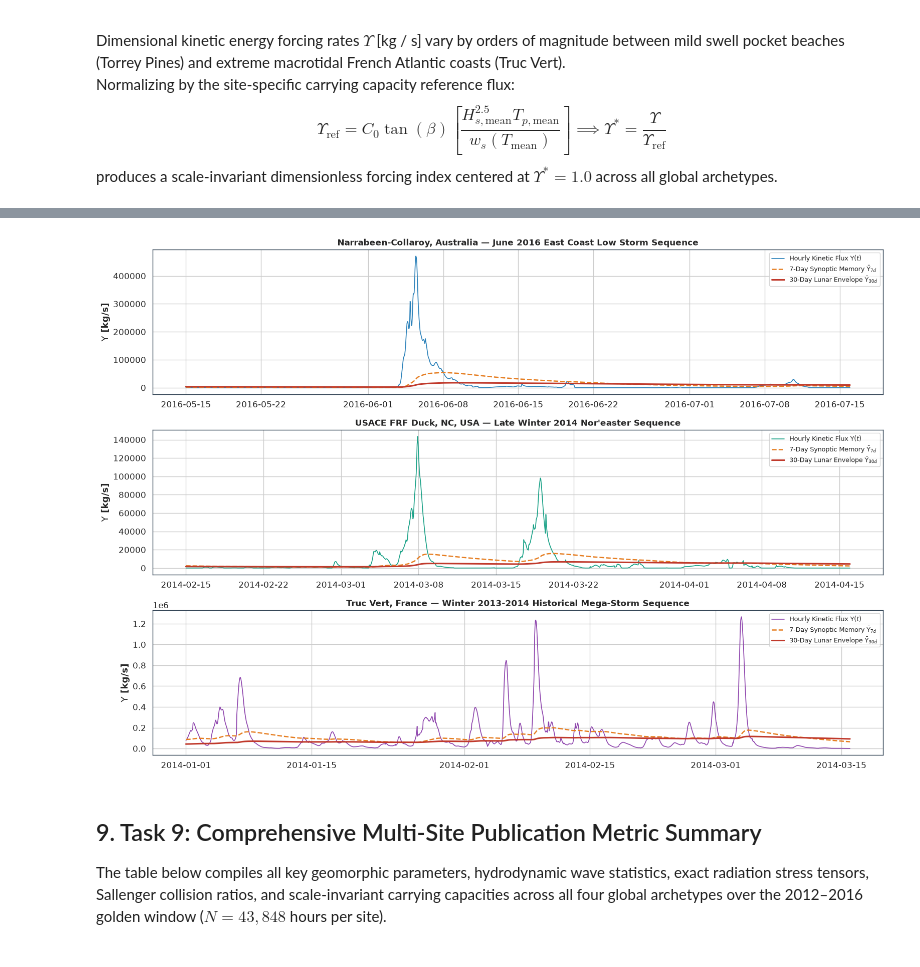
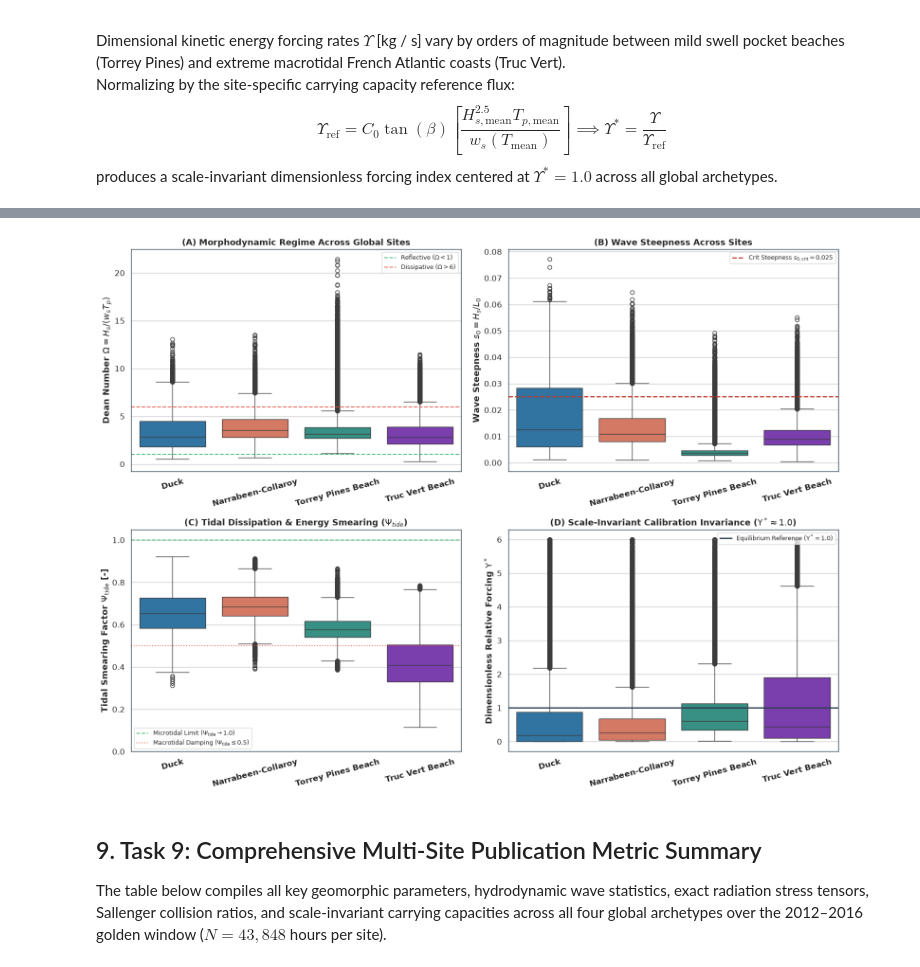
Before and after one commit to sam-tritto/unified-coastal-erosion-index, a Jupyter notebook: 01_Unified_Feature_Engineering.ipynb, the cells around one changed output, grey strips where cells are left out. Cells and saved outputs as stored; diff of their text form; code cells hidden in the pictures.

Commit message:
feat: add 4-panel morphodynamics regime visualization script and update coastal site documentation

```diff
--- a/01_Unified_Feature_Engineering.ipynb
+++ b/01_Unified_Feature_Engineering.ipynb
@@ -379,41 +326,64 @@ plt.show()
 # %%
-# High-Resolution Time Series Case Study: Multi-Scale Antecedent Memory During Extreme Storm Epochs
-fig, axes = plt.subplots(3, 1, figsize=(16, 11), sharex=False)
+fig, axes = plt.subplots(2, 2, figsize=(16, 12))
 
-# 1. Narrabeen: June 2016 East Coast Low (Extreme embayment rotation and scarping)
-df_nar = site_datasets["narrabeen_aus"]
-ecl_slice = df_nar.loc["2016-05-15":"2016-07-15"]
-axes[0].plot(ecl_slice.index, ecl_slice["upsilon"], label="Hourly Kinetic Flux $\\Upsilon(t)$", color="#2980b9", lw=1.2)
-axes[0].plot(ecl_slice.index, ecl_slice["upsilon_decay_7d"], label="7-Day Synoptic Memory $\\bar{\\Upsilon}_{7d}$", color="#e67e22", lw=1.8, linestyle="--")
-axes[0].plot(ecl_slice.index, ecl_slice["upsilon_decay_30d"], label="30-Day Lunar Envelope $\\bar{\\Upsilon}_{30d}$", color="#c0392b", lw=2.2)
-axes[0].set_ylabel("$\\Upsilon$ [kg/s]", fontweight="bold")
-axes[0].set_title("Narrabeen-Collaroy, Australia — June 2016 East Coast Low Storm Sequence", fontweight="bold", fontsize=12)
-axes[0].legend(loc="upper right", fontsize=9)
+site_labels = [COASTAL_SITE_PROFILES[s]["name"].split(",")[0] for s in sites]
 
-# 2. Duck, NC: March 2014 Nor'easter Storm
-df_duck = site_datasets["duck_nc"]
-duck_slice = df_duck.loc["2014-02-15":"2014-04-15"]
-axes[1].plot(duck_slice.index, duck_slice["upsilon"], label="Hourly Kinetic Flux $\\Upsilon(t)$", color="#16a085", lw=1.2)
-axes[1].plot(duck_slice.index, duck_slice["upsilon_decay_7d"], label="7-Day Synoptic Memory $\\bar{\\Upsilon}_{7d}$", color="#e67e22", lw=1.8, linestyle="--")
-axes[1].plot(duck_slice.index, duck_slice["upsilon_decay_30d"], label="30-Day Lunar Envelope $\\bar{\\Upsilon}_{30d}$", color="#c0392b", lw=2.2)
-axes[1].set_ylabel("$\\Upsilon$ [kg/s]", fontweight="bold")
-axes[1].set_title("USACE FRF Duck, NC, USA — Late Winter 2014 Nor'easter Sequence", fontweight="bold", fontsize=12)
-axes[1].legend(loc="upper right", fontsize=9)
+# Harmonious, domain-aligned site color palette (consistent across all subplots)
+site_palette = {
+    'duck_nc': '#1f77b4',          # Atlantic Ocean Blue (Barrier Island)
+    'narrabeen_aus': '#e76f51',     # Warm Coral / Terracotta (Embayed Beach)
+    'torrey_pines_ca': '#2a9d8f',   # California Coastal Teal (Pocket Beach)
+    'truc_vert_france': '#7b2cbf',  # French Atlantic Amethyst (Macrotidal)
+}
+site_colors = [site_palette[s] for s in sites]
 
-# 3. Truc Vert: Early 2014 Monster Atlantic Winter Storms (Hercules, Christine, Nadja)
-df_tv = site_datasets["truc_vert_france"]
-tv_slice = df_tv.loc["2014-01-01":"2014-03-15"]
-axes[2].plot(tv_slice.index, tv_slice["upsilon"], label="Hourly Kinetic Flux $\\Upsilon(t)$", color="#8e44ad", lw=1.2)
-axes[2].plot(tv_slice.index, tv_slice["upsilon_decay_7d"], label="7-Day Synoptic Memory $\\bar{\\Upsilon}_{7d}$", color="#e67e22", lw=1.8, linestyle="--")
-axes[2].plot(tv_slice.index, tv_slice["upsilon_decay_30d"], label="30-Day Lunar Envelope $\\bar{\\Upsilon}_{30d}$", color="#c0392b", lw=2.2)
-axes[2].set_ylabel("$\\Upsilon$ [kg/s]", fontweight="bold")
-axes[2].set_title("Truc Vert, France — Winter 2013-2014 Historical Mega-Storm Sequence", fontweight="bold", fontsize=12)
-axes[2].legend(loc="upper right", fontsize=9)
+# Panel A: Morphodynamic Regime Parameterization (Dean Number Omega)
+dean_data = [site_datasets[s]["dean_number"].values for s in sites]
+sns.boxplot(data=dean_data, ax=axes[0, 0], palette=site_colors)
+axes[0, 0].set_xticks(range(len(site_labels)))
+axes[0, 0].set_xticklabels(site_labels, rotation=15, fontweight="bold")
+axes[0, 0].set_ylabel(r"Dean Number $\Omega = H_s / (w_s T_p)$", fontweight="bold")
+axes[0, 0].set_title("(A) Morphodynamic Regime Across Global Sites", fontweight="bold", fontsize=13)
+axes[0, 0].axhline(1.0, color="#27ae60", linestyle="--", alpha=0.8, linewidth=1.5, label=r"Reflective ($\Omega < 1$)")
+axes[0, 0].axhline(6.0, color="#e74c3c", linestyle="--", alpha=0.8, linewidth=1.5, label=r"Dissipative ($\Omega > 6$)")
+axes[0, 0].legend(loc="upper right", fontsize=9, frameon=True)
+
+# Panel B: Deep-Water Wave Steepness Distribution (s0)
+s0_data = [site_datasets[s]["wave_steepness_s0"].values for s in sites]
+sns.boxplot(data=s0_data, ax=axes[0, 1], palette=site_colors)
+axes[0, 1].set_xticks(range(len(site_labels)))
+axes[0, 1].set_xticklabels(site_labels, rotation=15, fontweight="bold")
+axes[0, 1].set_ylabel(r"Wave Steepness $s_0 = H_s / L_0$", fontweight="bold")
+axes[0, 1].set_title("(B) Wave Steepness Across Sites", fontweight="bold", fontsize=13)
+axes[0, 1].axhline(0.025, color="#c0392b", linestyle="--", linewidth=1.8, label=r"Crit Steepness $s_{0,\mathrm{crit}} = 0.025$")
+axes[0, 1].legend(loc="upper right", fontsize=9, frameon=True)
+
+# Panel C: Tidal Dissipation & Energy Smearing Factor (Psi_tide)
+psi_tide_data = [site_datasets[s]["psi_tide"].values for s in sites]
+sns.boxplot(data=psi_tide_data, ax=axes[1, 0], palette=site_colors)
+axes[1, 0].set_xticks(range(len(site_labels)))
+axes[1, 0].set_xticklabels(site_labels, rotation=15, fontweight="bold")
+axes[1, 0].set_ylabel(r"Tidal Smearing Factor $\Psi_{\mathrm{tide}}$ [-]", fontweight="bold")
+axes[1, 0].set_title(r"(C) Tidal Dissipation & Energy Smearing ($\Psi_{tide}$)", fontweight="bold", fontsize=13)
+axes[1, 0].set_ylim(0.0, 1.05)
+axes[1, 0].axhline(1.0, color="#27ae60", linestyle="--", alpha=0.8, linewidth=1.5, label=r"Microtidal Limit ($\Psi_{\mathrm{tide}} \to 1.0$)")
+axes[1, 0].axhline(0.5, color="#e74c3c", linestyle=":", alpha=0.8, linewidth=1.5, label=r"Macrotidal Damping ($\Psi_{\mathrm{tide}} \leq 0.5$)")
+axes[1, 0].legend(loc="lower left", fontsize=9, frameon=True)
+
+# Panel D: Scale-Invariant Collapse (Normalized Upsilon*)
+u_star_data = [np.clip(site_datasets[s]["upsilon_star"].values, 0, 6) for s in sites]
+sns.boxplot(data=u_star_data, ax=axes[1, 1], palette=site_colors)
+axes[1, 1].set_xticks(range(len(site_labels)))
+axes[1, 1].set_xticklabels(site_labels, rotation=15, fontweight="bold")
+axes[1, 1].set_ylabel(r"Dimensionless Relative Forcing $\Upsilon^*$", fontweight="bold")
+axes[1, 1].set_title(r"(D) Scale-Invariant Calibration Invariance ($\Upsilon^* \approx 1.0$)", fontweight="bold", fontsize=13)
+axes[1, 1].axhline(1.0, color="#2c3e50", linestyle="-", linewidth=2.0, label=r"Equilibrium Reference ($\Upsilon^* = 1.0$)")
+axes[1, 1].legend(loc="upper right", fontsize=9, frameon=True)
 
 plt.tight_layout()
 plt.show()
 # %% [output]
-[figure, old version]
+[figure, new version]
 # %% [markdown]
 ## 9. Task 9: Comprehensive Multi-Site Publication Metric Summary
 
```
Also changed, not shown: parts of 13 cells of this notebook, 12 other files.
